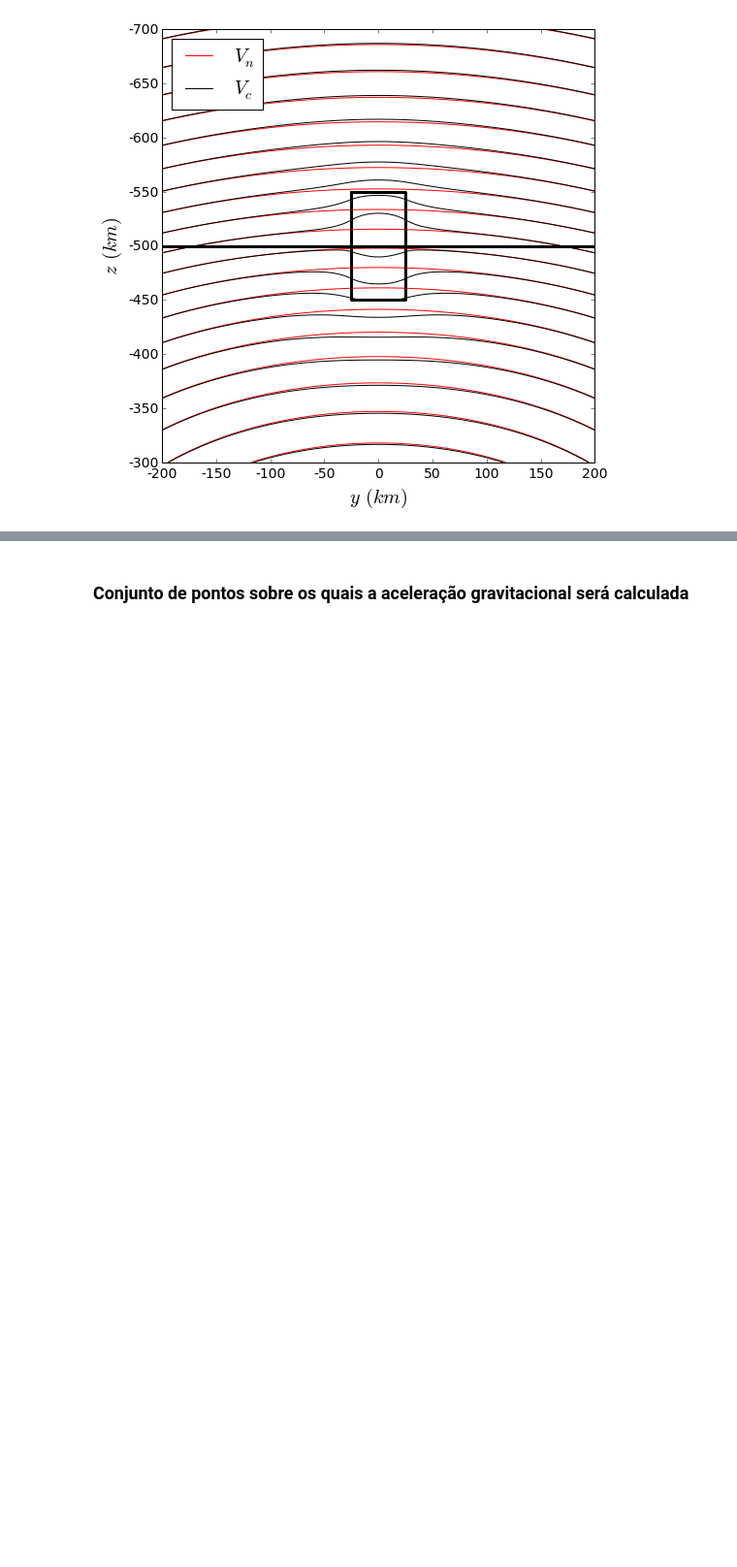
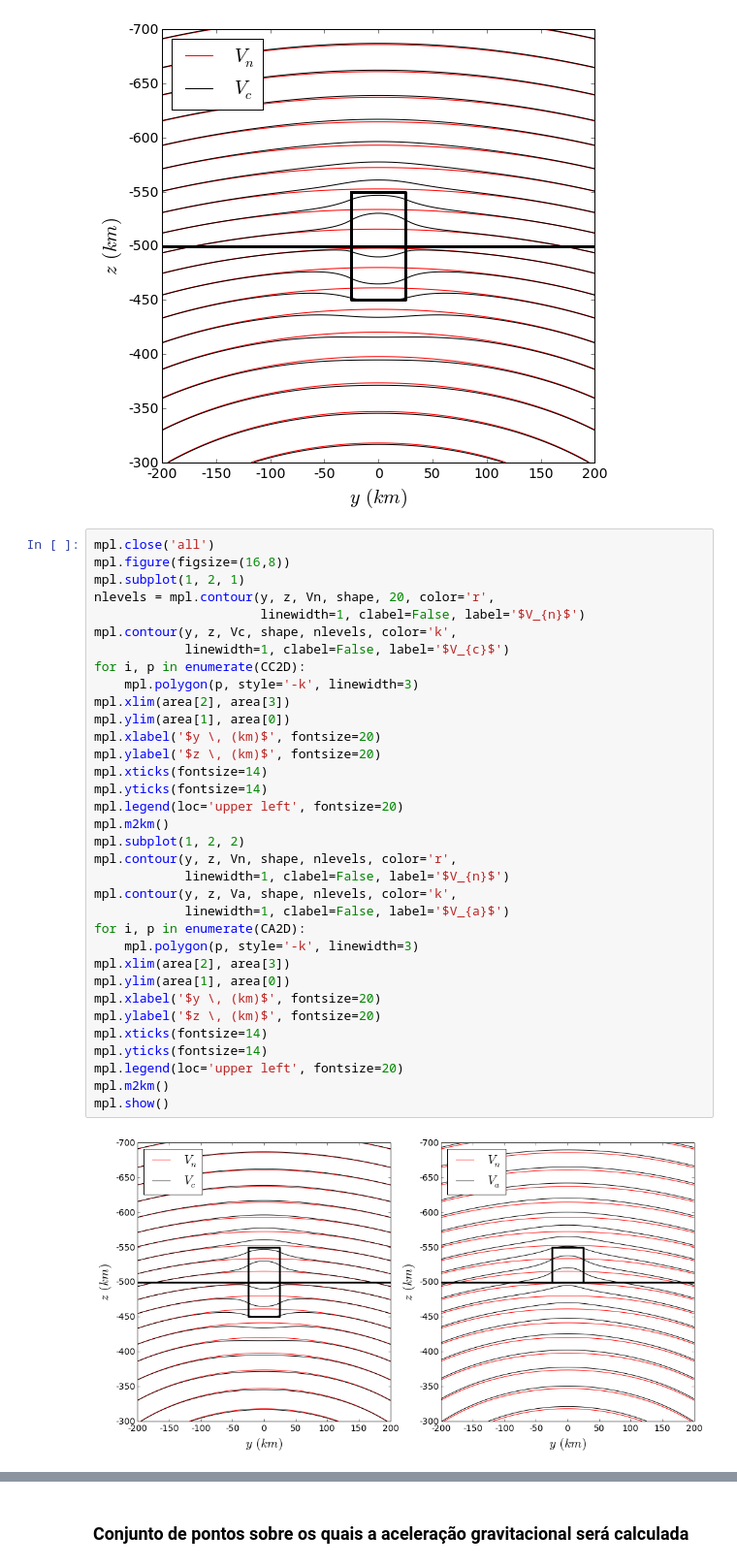
Before and after one commit to birocoles/Disciplina-metodos-potenciais, a Jupyter notebook: Aulas/Cuboide_Normal/Cuboide.ipynb, the cells around one changed output, grey strips where cells are left out. Shown at 97% size. Cells and saved outputs as stored; diff of their text form; blank space fills up the shorter version.

```diff
--- a/Aulas/Cuboide_Normal/Cuboide.ipynb
+++ b/Aulas/Cuboide_Normal/Cuboide.ipynb
@@ -391,4 +391,40 @@ mpl.m2km()
 mpl.show()
 # %% [output]
 [figure]
+# %%
+mpl.close('all')
+mpl.figure(figsize=(16,8))
+mpl.subplot(1, 2, 1)
+nlevels = mpl.contour(y, z, Vn, shape, 20, color='r',
+                      linewidth=1, clabel=False, label='$V_{n}$')
+mpl.contour(y, z, Vc, shape, nlevels, color='k',
+            linewidth=1, clabel=False, label='$V_{c}$')
+for i, p in enumerate(CC2D):
+    mpl.polygon(p, style='-k', linewidth=3)
+mpl.xlim(area[2], area[3])
+mpl.ylim(area[1], area[0])
+mpl.xlabel('$y \, (km)$', fontsize=20)
+mpl.ylabel('$z \, (km)$', fontsize=20)
+mpl.xticks(fontsize=14)
+mpl.yticks(fontsize=14)
+mpl.legend(loc='upper left', fontsize=20)
+mpl.m2km()
+mpl.subplot(1, 2, 2)
+mpl.contour(y, z, Vn, shape, nlevels, color='r',
+            linewidth=1, clabel=False, label='$V_{n}$')
+mpl.contour(y, z, Va, shape, nlevels, color='k',
+            linewidth=1, clabel=False, label='$V_{a}$')
+for i, p in enumerate(CA2D):
+    mpl.polygon(p, style='-k', linewidth=3)
+mpl.xlim(area[2], area[3])
+mpl.ylim(area[1], area[0])
+mpl.xlabel('$y \, (km)$', fontsize=20)
+mpl.ylabel('$z \, (km)$', fontsize=20)
+mpl.xticks(fontsize=14)
+mpl.yticks(fontsize=14)
+mpl.legend(loc='upper left', fontsize=20)
+mpl.m2km()
+mpl.show()
+# %% [output]
+[figure, added]
 # %% [markdown]
```
Also changed, not shown: parts of 10 cells of this notebook, 12 other files.
